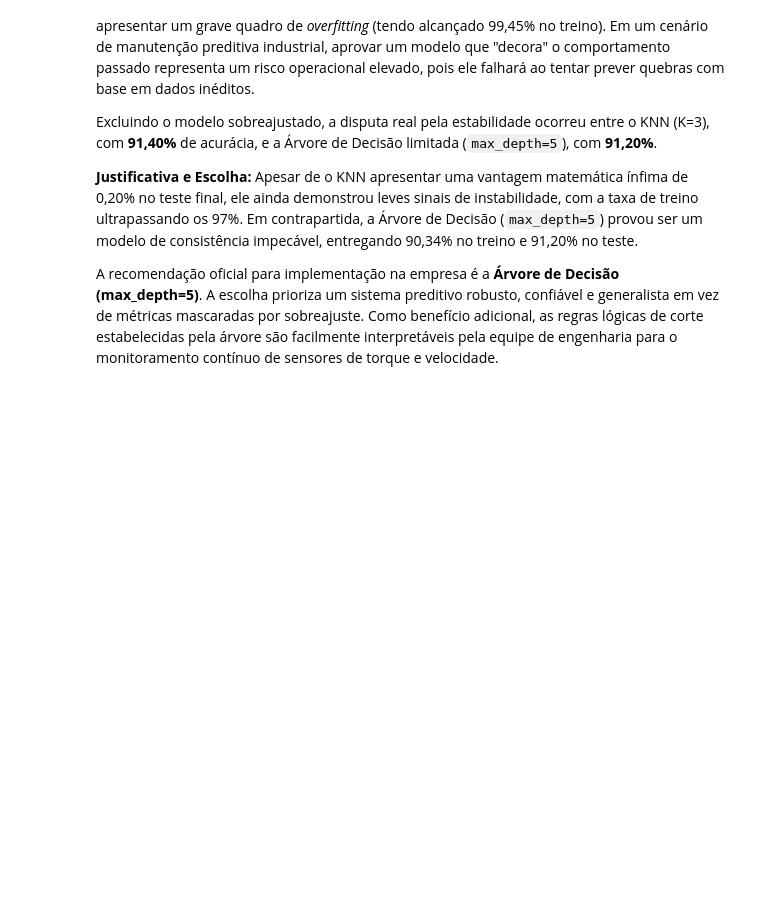
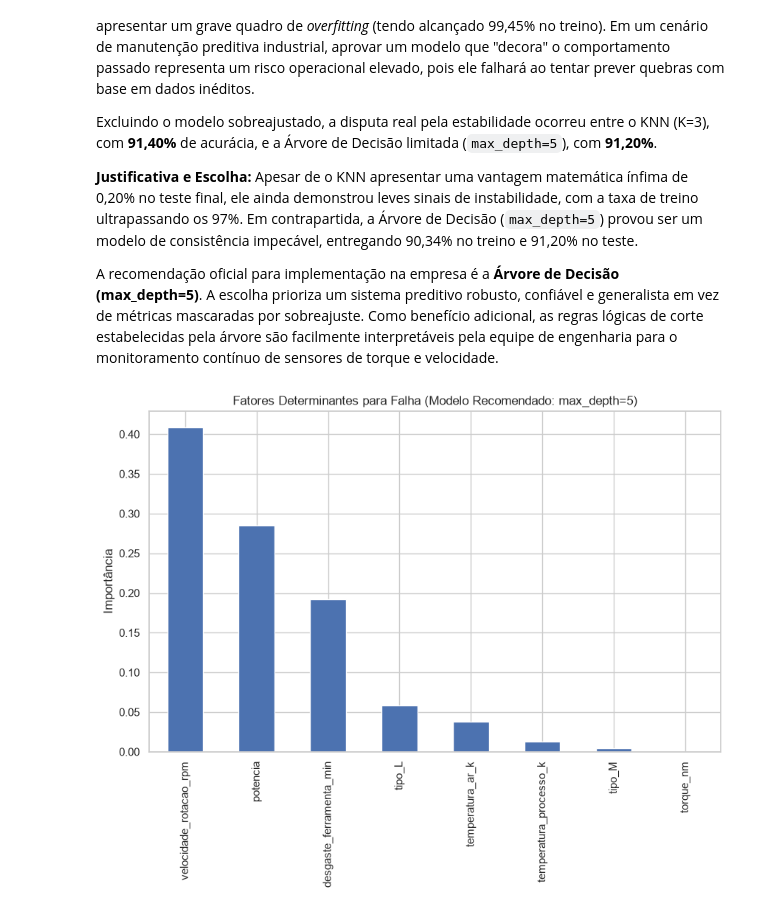
Before and after one commit to lucasgomesdosantos80-tech/Projeto_Senai_ML, a Jupyter notebook: Projeto_Modulo1_SCTEC.ipynb, the cells around one changed output. Drawn from its saved outputs; the diff is of its cells as text; code cells hidden in the pictures; blank space fills up the shorter version.

Commit message:
feat: concluir requisitos de reprodutibilidade e análise técnica
Adicionado bloco de análise de importância de variáveis e conclusão no README.

```diff
--- a/Projeto_Modulo1_SCTEC.ipynb
+++ b/Projeto_Modulo1_SCTEC.ipynb
@@ -421,3 +421,17 @@ Excluindo o modelo sobreajustado, a disputa real pela estabilidade ocorreu entre
 Apesar de o KNN apresentar uma vantagem matemática ínfima de 0,20% no teste final, ele ainda demonstrou leves sinais de instabilidade, com a taxa de treino ultrapassando os 97%. Em contrapartida, a Árvore de Decisão (`max_depth=5`) provou ser um modelo de consistência impecável, entregando 90,34% no treino e 91,20% no teste.
 
 A recomendação oficial para implementação na empresa é a **Árvore de Decisão (max_depth=5)**. A escolha prioriza um sistema preditivo robusto, confiável e generalista em vez de métricas mascaradas por sobreajuste. Como benefício adicional, as regras lógicas de corte estabelecidas pela árvore são facilmente interpretáveis pela equipe de engenharia para o monitoramento contínuo de sensores de torque e velocidade.
+# %%
+# Criação da variável com o nome 'modelo_final'
+modelo_final = DecisionTreeClassifier(max_depth=5, random_state=42)
+modelo_final.fit(X_train_balanceado, y_train_balanceado)
+
+# Agora extraímos a importância
+importancias = pd.Series(modelo_final.feature_importances_, index=X.columns)
+
+importancias.sort_values(ascending=False).plot(kind='bar', figsize=(10,6))
+plt.title('Fatores Determinantes para Falha (Modelo Recomendado: max_depth=5)')
+plt.ylabel('Importância')
+plt.show()
+# %% [output]
+[figure, added]
```
Also changed, not shown: parts of 1 cell of this notebook.
